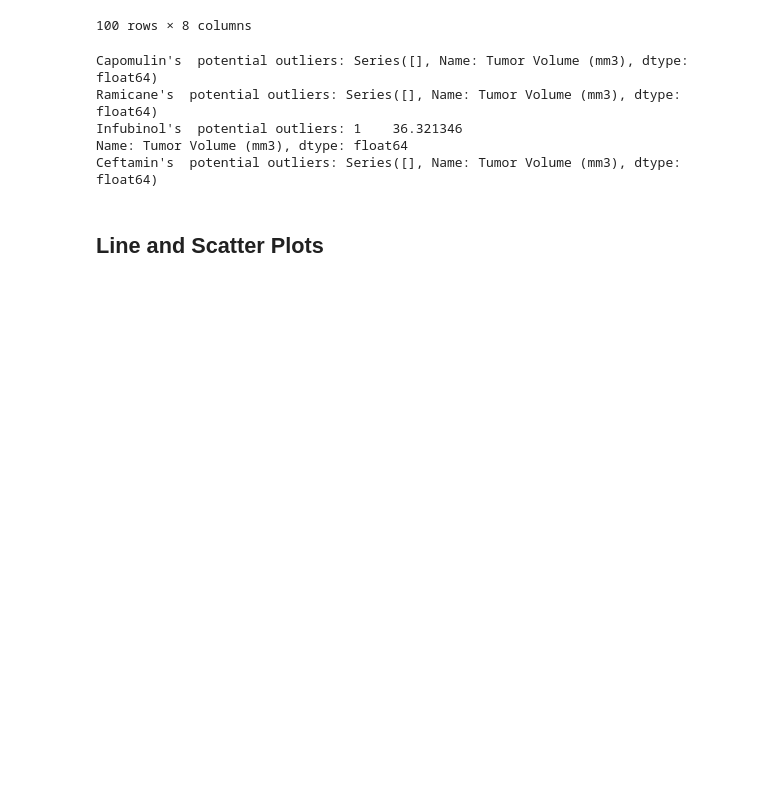
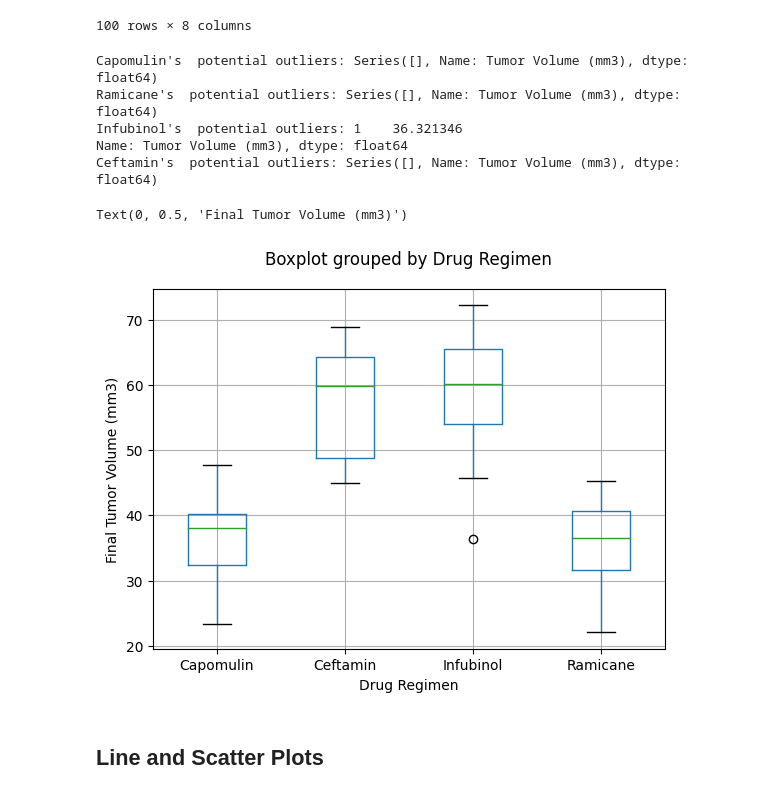
Before and after one commit to wemlaztdj/plot-challenge, a Jupyter notebook: pymaceuticals_starter.ipynb, the cells around one changed output. Cells and saved outputs as stored; diff of their text form; code cells hidden in the pictures; blank space fills up the shorter version.

Commit message:
Quartiles, Outliers and Boxplots

```diff
--- a/pymaceuticals_starter.ipynb
+++ b/pymaceuticals_starter.ipynb
@@ -176,6 +176,7 @@ Combined_NoDup_final4=Combined_NoDup[(Combined_NoDup['Drug Regimen']=='Capomulin
 
 # Start by getting the last (greatest) timepoint for each mouse
 lastTimepoint= Combined_NoDup_final4.groupby('Mouse ID')['Timepoint'].max()
+lastTimepoint=lastTimepoint.reset_index()
 
 # Merge this group df with the original DataFrame to get the tumor volume at the last timepoint
 merged= pd.merge(Combined_NoDup_final4,lastTimepoint,on= ['Mouse ID','Timepoint'])
@@ -240,6 +241,12 @@ Name: Tumor Volume (mm3), dtype: float64
 Ceftamin's  potential outliers: Series([], Name: Tumor Volume (mm3), dtype: float64)
 # %%
 # Generate a box plot that shows the distrubution of the tumor volume for each treatment group.
+merged.boxplot(column='Tumor Volume (mm3)',by='Drug Regimen')
+plt.title('')
+plt.ylabel('Final Tumor Volume (mm3)')
+# %% [output]
+Text(0, 0.5, 'Final Tumor Volume (mm3)')
+[figure, added]
 # %% [markdown]
 ## Line and Scatter Plots
 # %%
```
Also changed, not shown: parts of 1 cell of this notebook.
